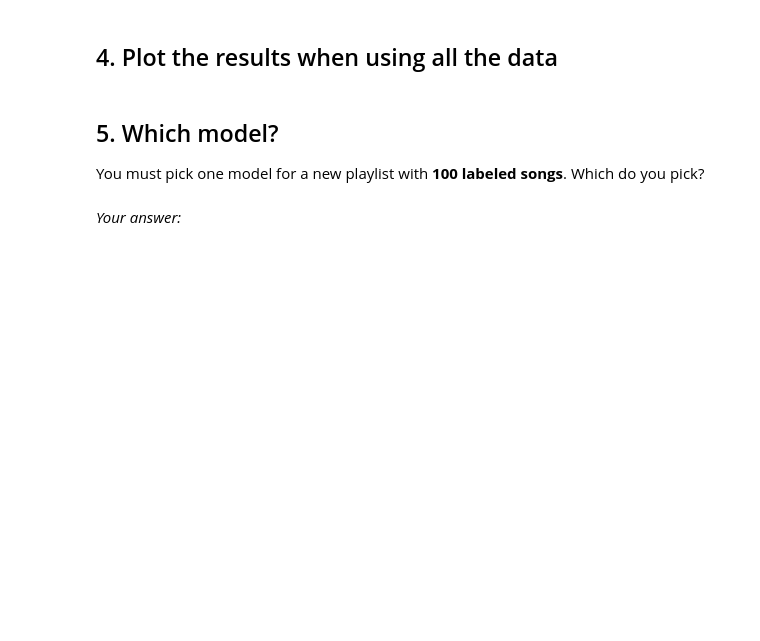
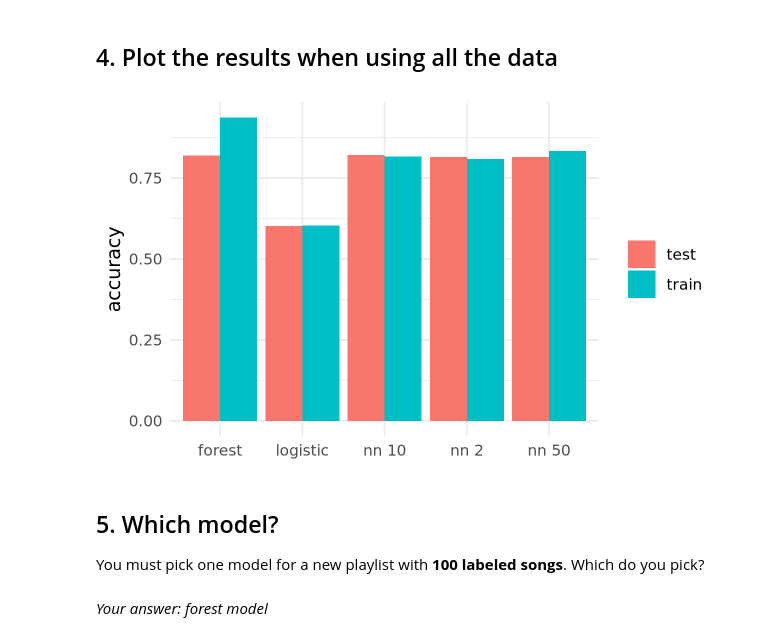
Before and after one commit to chenTracy25/codespace, a Jupyter notebook: exercises/16-nn-exercise.ipynb, the cells around one changed output. Saved outputs shown, nothing was run; the diff lists cells and outputs as text; code cells hidden in the pictures; blank space fills up the shorter version.

```diff
--- a/exercises/16-nn-exercise.ipynb
+++ b/exercises/16-nn-exercise.ipynb
@@ -108,3 +127,7 @@ Pick a visualization for the output and make the chart below. Write the code by
 ## 3. More data
 
 Run `compare_models()` again, with all of `train` (about 5,500 songs).
+# %%
+results_all = compare_models(train)
+
+results_all
@@ -116,10 +146,18 @@ Run `compare_models()` again, with all of `train` (about 5,500 songs).
 # %% [markdown]
 ## 4. Plot the results when using all the data
 # %%
-# Chart code goes here
+results_all |>
+    pivot_longer(c(train_accuracy, test_accuracy), names_to = 'set', values_to = 'accuracy') |>
+    mutate(set = if_else(set == 'train_accuracy', 'train', 'test')) |>
+    ggplot(aes(x = model, y = accuracy, fill = set)) +
+    geom_col(position = 'dodge') +
+    labs(x = NULL, y = 'accuracy', fill = NULL) +
+    theme_minimal()
+# %% [output]
+[figure, added]
 # %% [markdown]
 ## 5. Which model?
 
 You must pick one model for a new playlist with **100 labeled songs**. Which do you pick?
 # %% [markdown]
-*Your answer:*
+*Your answer: forest model*
```
Also changed, not shown: parts of 4 cells of this notebook.
